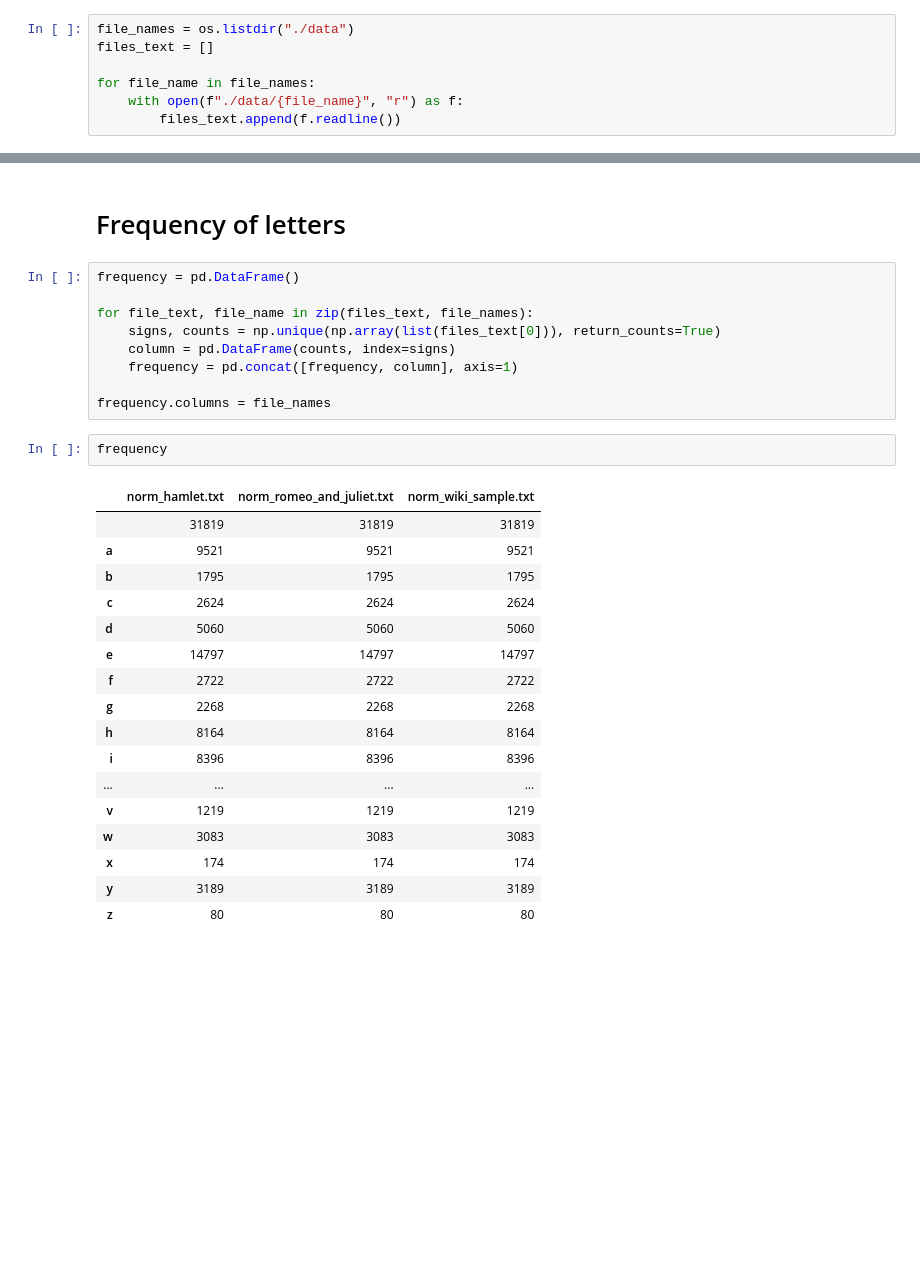
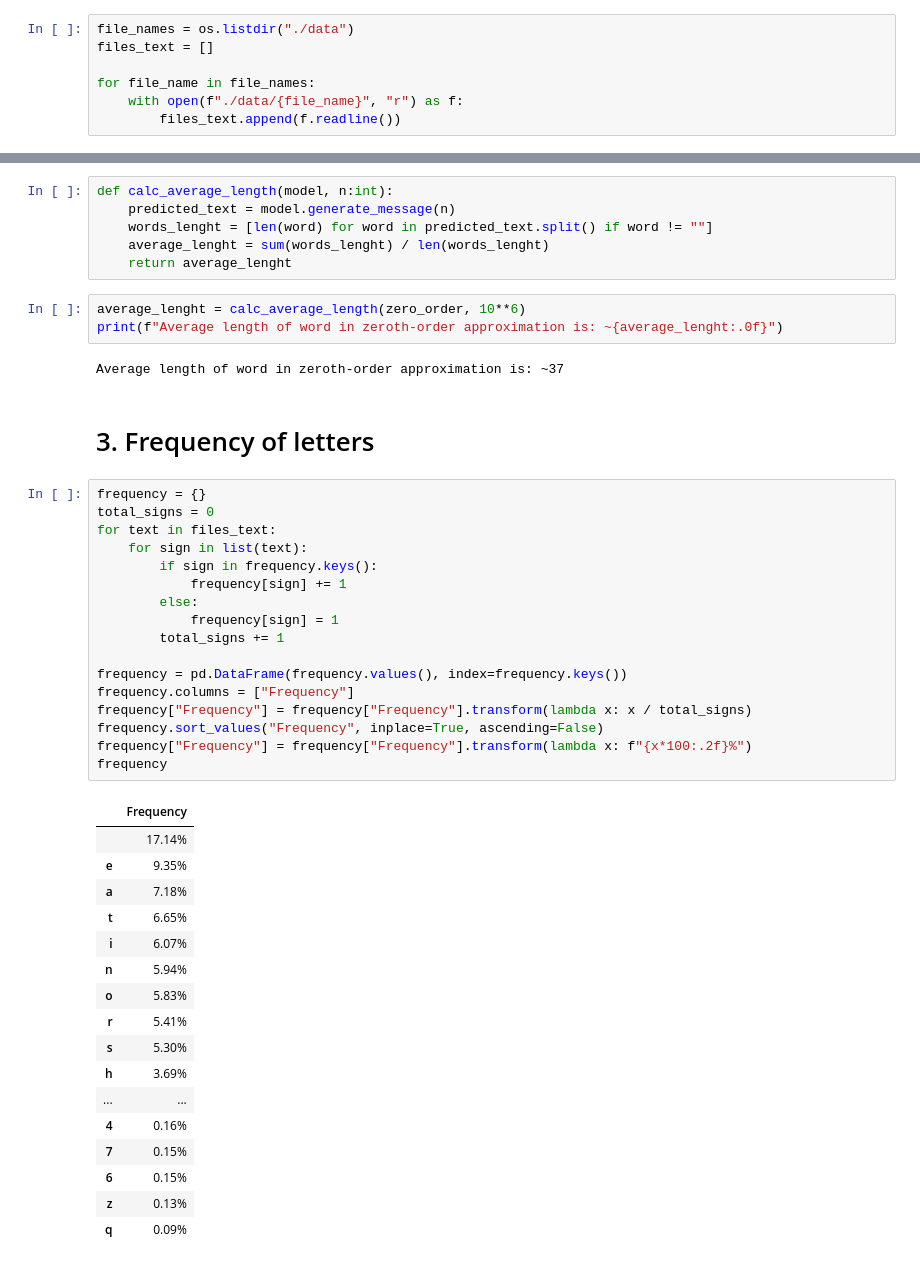
Before and after one commit to Skamlo/Information-Theory, a Jupyter notebook: Lab 1/lab1.ipynb, the cells around one changed output, grey strips where cells are left out. Cells and saved outputs as stored; diff of their text form; blank space fills up the shorter version.

```diff
--- a/Lab 1/lab1.ipynb
+++ b/Lab 1/lab1.ipynb
@@ -16,32 +50,49 @@ for file_name in file_names:
+# %%
+def calc_average_length(model, n:int):
+    predicted_text = model.generate_message(n)
+    words_lenght = [len(word) for word in predicted_text.split() if word != ""]
+    average_lenght = sum(words_lenght) / len(words_lenght)
+    return average_lenght
+# %%
+average_lenght = calc_average_length(zero_order, 10**6)
+print(f"Average length of word in zeroth-order approximation is: ~{average_lenght:.0f}")
+# %% [output]
+Average length of word in zeroth-order approximation is: ~37
 # %% [markdown]
-# Frequency of letters
+# 3. Frequency of letters
-# %%
-frequency = pd.DataFrame()
-
-for file_text, file_name in zip(files_text, file_names):
-    signs, counts = np.unique(np.array(list(files_text[0])), return_counts=True)
-    column = pd.DataFrame(counts, index=signs)
-    frequency = pd.concat([frequency, column], axis=1)
-
-frequency.columns = file_names
-# %%
-frequency
-# %% [output]
-|  | norm_hamlet.txt | norm_romeo_and_juliet.txt | norm_wiki_sample.txt |
-|  | 31819 | 31819 | 31819 |
-| a | 9521 | 9521 | 9521 |
-| b | 1795 | 1795 | 1795 |
-| c | 2624 | 2624 | 2624 |
-| d | 5060 | 5060 | 5060 |
-| e | 14797 | 14797 | 14797 |
-| f | 2722 | 2722 | 2722 |
-| g | 2268 | 2268 | 2268 |
-| h | 8164 | 8164 | 8164 |
-| i | 8396 | 8396 | 8396 |
-| ... | ... | ... | ... |
-| v | 1219 | 1219 | 1219 |
-| w | 3083 | 3083 | 3083 |
-| x | 174 | 174 | 174 |
-| y | 3189 | 3189 | 3189 |
-| z | 80 | 80 | 80 |
+# %%
+frequency = {}
+total_signs = 0
+for text in files_text:
+    for sign in list(text):
+        if sign in frequency.keys():
+            frequency[sign] += 1
+        else:
+            frequency[sign] = 1
+        total_signs += 1
+
+frequency = pd.DataFrame(frequency.values(), index=frequency.keys())
+frequency.columns = ["Frequency"]
+frequency["Frequency"] = frequency["Frequency"].transform(lambda x: x / total_signs)
+frequency.sort_values("Frequency", inplace=True, ascending=False)
+frequency["Frequency"] = frequency["Frequency"].transform(lambda x: f"{x*100:.2f}%")
+frequency
+# %% [output]
+|  | Frequency |
+|  | 17.14% |
+| e | 9.35% |
+| a | 7.18% |
+| t | 6.65% |
+| i | 6.07% |
+| n | 5.94% |
+| o | 5.83% |
+| r | 5.41% |
+| s | 5.30% |
+| h | 3.69% |
+| ... | ... |
+| 4 | 0.16% |
+| 7 | 0.15% |
+| 6 | 0.15% |
+| z | 0.13% |
+| q | 0.09% |
 # %% [markdown]
```
Also changed, not shown: parts of 23 cells of this notebook.
